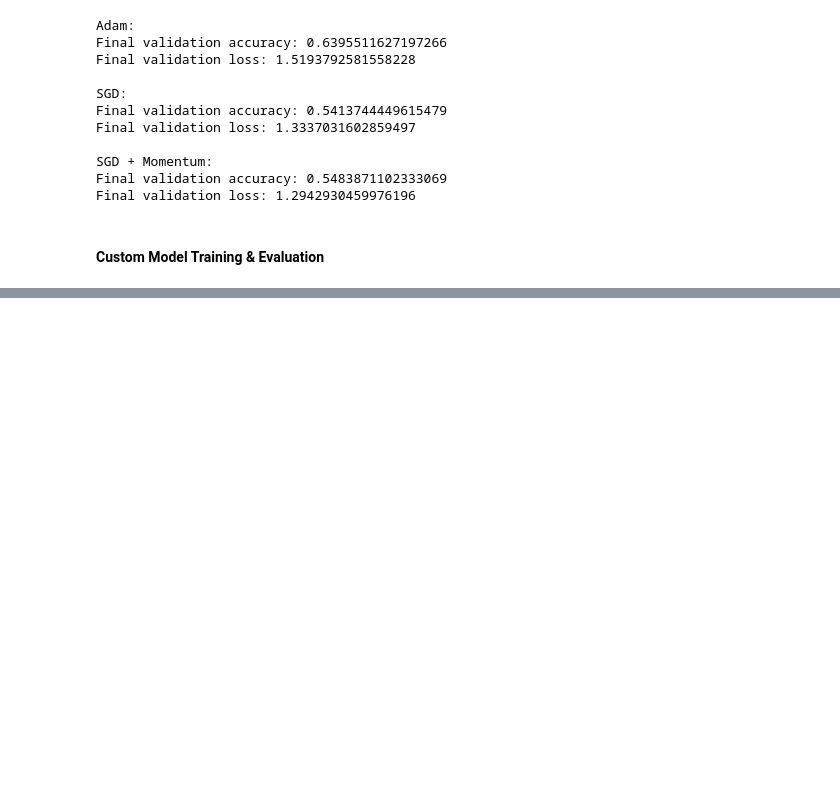
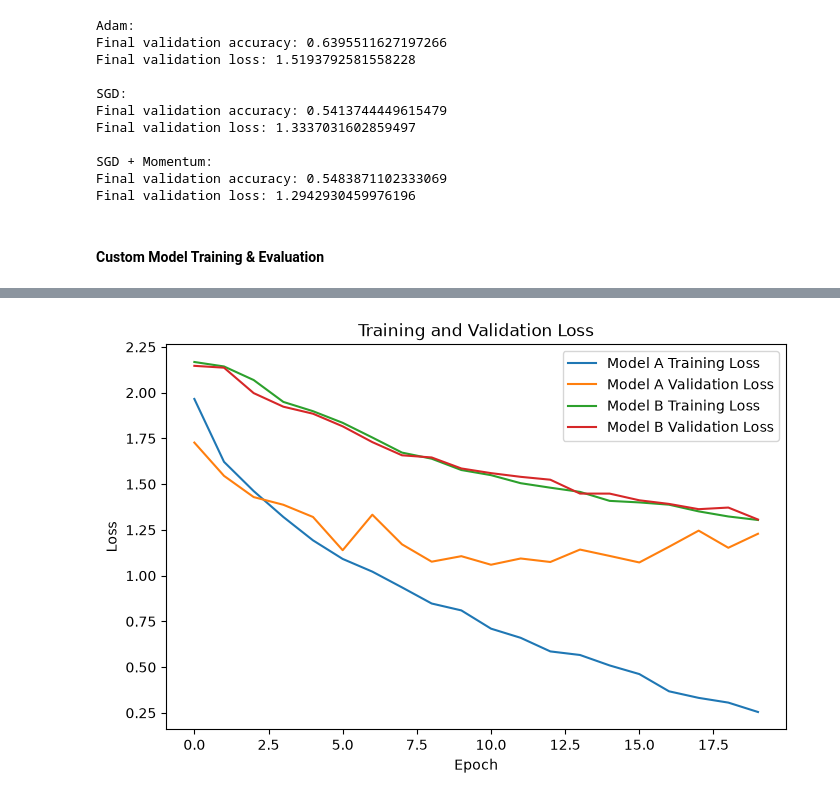
Before and after one commit to shalaniupekshani/EN3150_Assignment03_CNN, a Jupyter notebook: EN3150_CNN_Assignment.ipynb, the cells around one changed output, grey strips where cells are left out. Drawn from its saved outputs; the diff is of its cells as text; code cells hidden in the pictures; blank space fills up the shorter version.

```diff
--- a/EN3150_CNN_Assignment.ipynb
+++ b/EN3150_CNN_Assignment.ipynb
@@ -352,0 +393,20 @@ Final validation loss: 1.2942930459976196
+# %%
+model_B_final = build_model_B()
+model_B_final.compile(
+    optimizer=Adam(learning_rate=0.001),
+    loss="sparse_categorical_crossentropy",
+    metrics=["accuracy"]
+)
+
+start_time = time.time()
+
+history_B = model_B_final.fit(
+    train_ds,
+    validation_data=val_ds,
+    epochs=20
+)
+
+training_time_B = time.time() - start_time
+
+print("Total training time for Model B:", training_time_B, "seconds")
+print("Average time per epoch:", training_time_B / 20, "seconds")
@@ -352,0 +431,16 @@ Final validation loss: 1.2942930459976196
+# %%
+# Plots
+plt.figure(figsize=(8, 5))
+
+plt.plot(history_A.history["loss"], label="Model A Training Loss")
+plt.plot(history_A.history["val_loss"], label="Model A Validation Loss")
+plt.plot(history_B.history["loss"], label="Model B Training Loss")
+plt.plot(history_B.history["val_loss"], label="Model B Validation Loss")
+
+plt.xlabel("Epoch")
+plt.ylabel("Loss")
+plt.title("Training and Validation Loss")
+plt.legend()
+plt.show()
+# %% [output]
+[figure, added]
```
Also changed, not shown: parts of 12 cells of this notebook.
